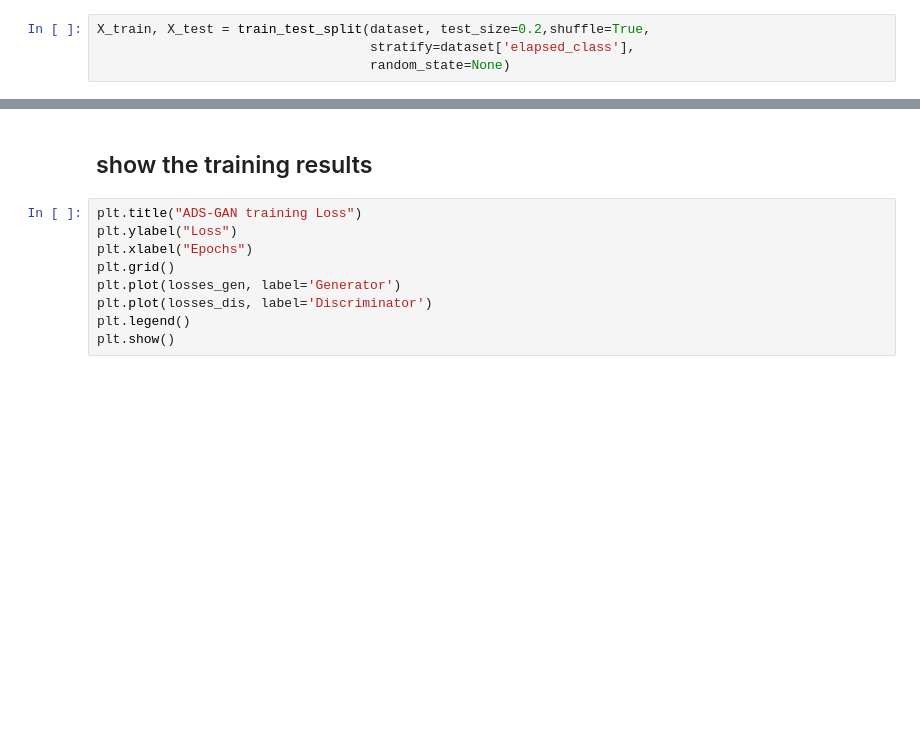
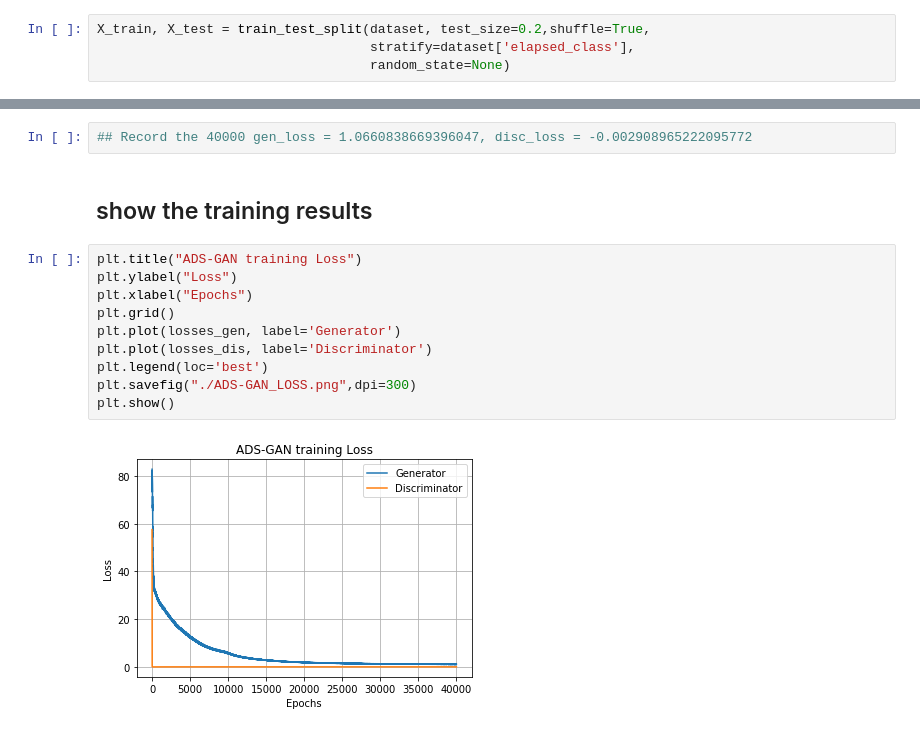
Before and after one commit to CheyuWu/GAN-medical-dataset, a Jupyter notebook: ADS-GAN/train_ADS.ipynb, the cells around one changed output, grey strips where cells are left out. Drawn from its saved outputs; the diff is of its cells as text; blank space fills up the shorter version.

```diff
--- a/ADS-GAN/train_ADS.ipynb
+++ b/ADS-GAN/train_ADS.ipynb
@@ -133,14 +115,19 @@ Time for epoch 3571 is 1.9081192016601562 sec - gen_loss = 16.39
+# %%
+## Record the 40000 gen_loss = 1.0660838669396047, disc_loss = -0.002908965222095772
 # %% [markdown]
 ## show the training results
 # %%
 plt.title("ADS-GAN training Loss")
 plt.ylabel("Loss")
 plt.xlabel("Epochs")
 plt.grid()
 plt.plot(losses_gen, label='Generator')
 plt.plot(losses_dis, label='Discriminator')
-plt.legend()
+plt.legend(loc='best')
+plt.savefig("./ADS-GAN_LOSS.png",dpi=300)
 plt.show()
+# %% [output]
+[figure, added]
 # %%
 ## create matrix 0 row*latent_dim columns
 arr=np.empty((0,latent_dim))
```
Also changed, not shown: parts of 5 cells of this notebook, 11 other files.
